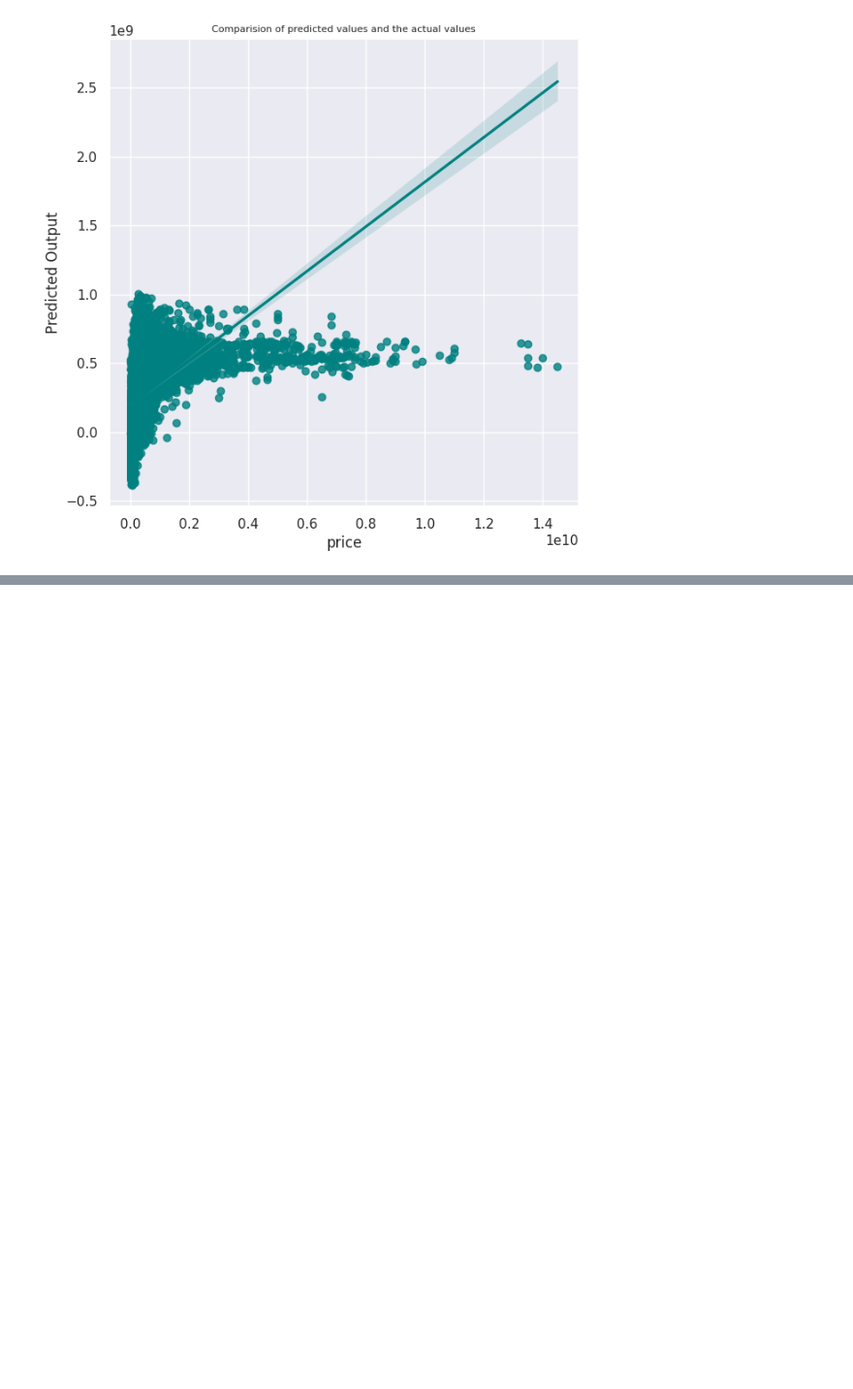
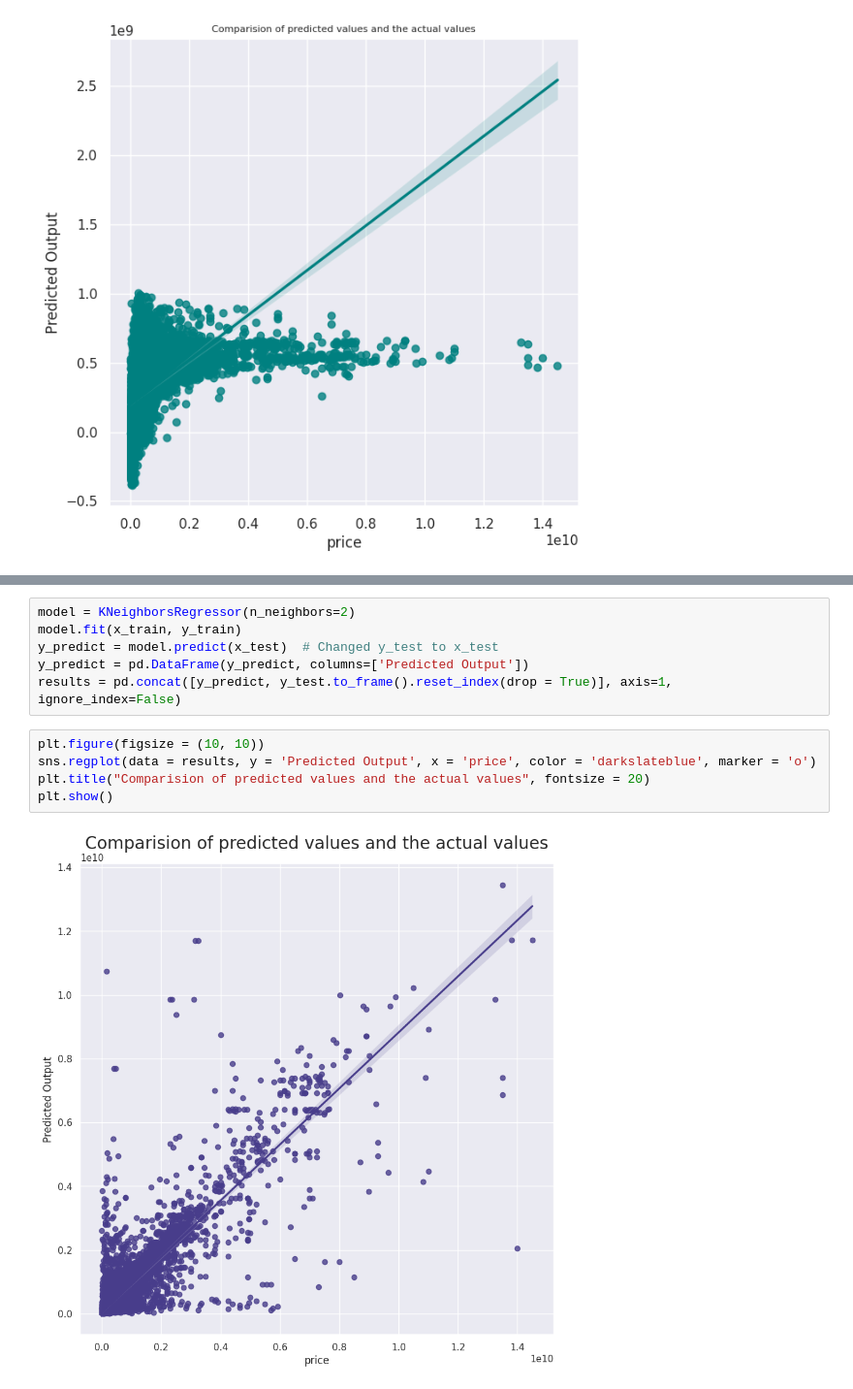
Before and after one commit to reinhardjs/capstone-dibimbing, a Jupyter notebook: car_prediction.ipynb, the cells around one changed output, grey strips where cells are left out. Shown at 97% size. Saved outputs shown, nothing was run; the diff lists cells and outputs as text; blank space fills up the shorter version.

```diff
--- a/car_prediction.ipynb
+++ b/car_prediction.ipynb
@@ -113,0 +154,13 @@ plt.show()
+# %%
+model = KNeighborsRegressor(n_neighbors=2)
+model.fit(x_train, y_train)
+y_predict = model.predict(x_test)  # Changed y_test to x_test
+y_predict = pd.DataFrame(y_predict, columns=['Predicted Output'])
+results = pd.concat([y_predict, y_test.to_frame().reset_index(drop = True)], axis=1, ignore_index=False)
+# %%
+plt.figure(figsize = (10, 10))
+sns.regplot(data = results, y = 'Predicted Output', x = 'price', color = 'darkslateblue', marker = 'o')
+plt.title("Comparision of predicted values and the actual values", fontsize = 20)
+plt.show()
+# %% [output]
+[figure, added]
```
Also changed, not shown: parts of 12 cells of this notebook.
